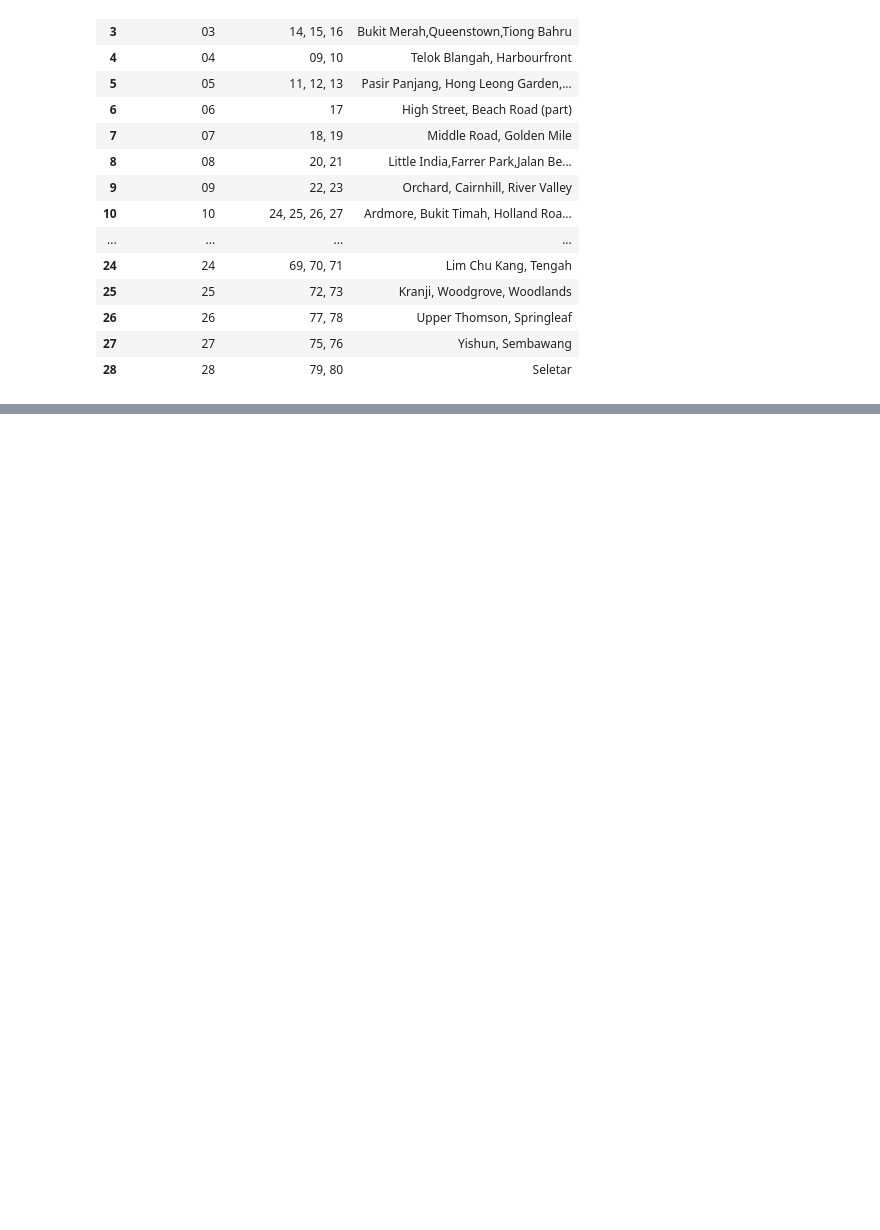
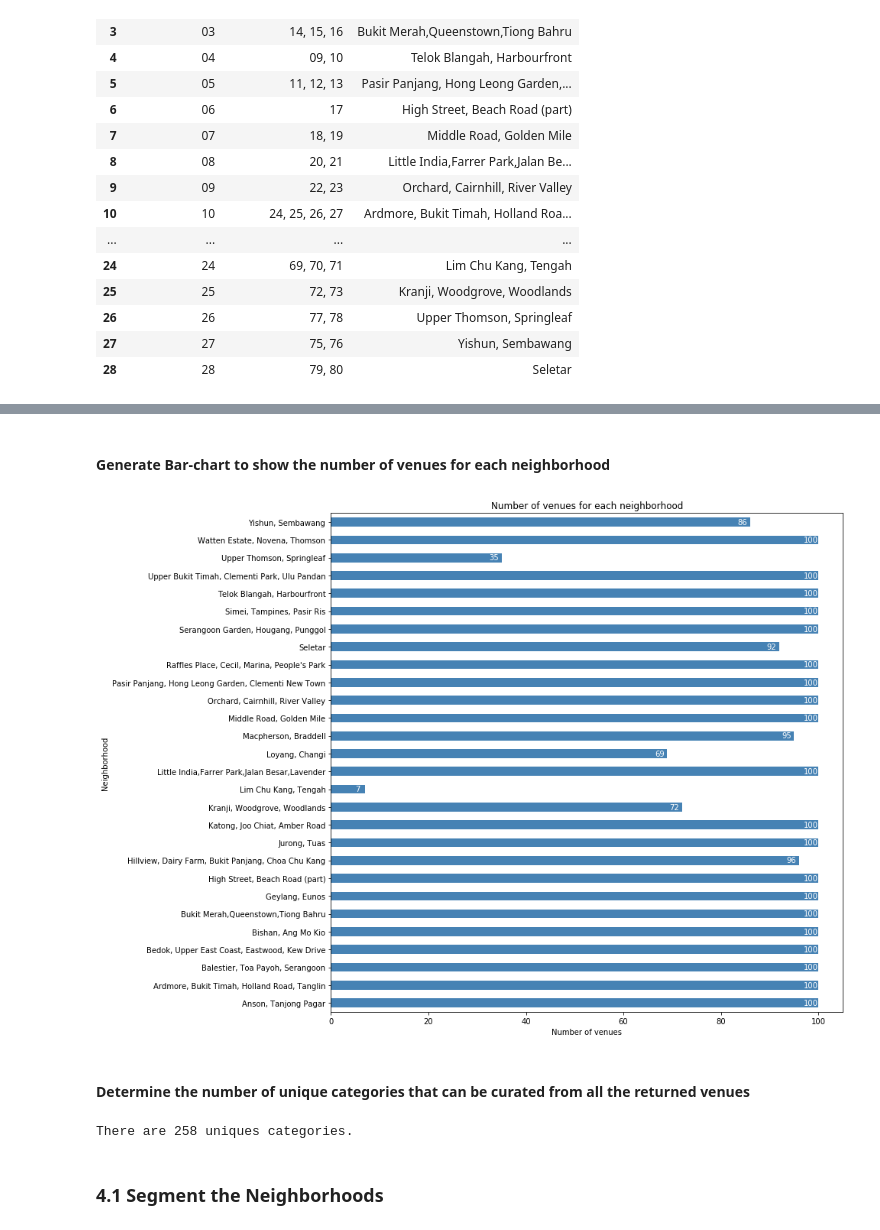
Before and after one commit to fkwokhua/Coursera_Capstone, a Jupyter notebook: Segmenting and Clustering Neighborhoods in Singapore.ipynb, the cells around one changed output, grey strips where cells are left out. Saved outputs shown, nothing was run; the diff lists cells and outputs as text; code cells hidden in the pictures; blank space fills up the shorter version.

```diff
--- a/Segmenting and Clustering Neighborhoods in Singapore.ipynb
+++ b/Segmenting and Clustering Neighborhoods in Singapore.ipynb
@@ -137,0 +157,3 @@ df_lat_long.head(5)
+# %%
+singapore_data = pd.read_csv('postal_district_latlong.csv')
+singapore_data
@@ -137,0 +180,9 @@ df_lat_long.head(5)
+# %%
+CLIENT_ID = 'client id' # your Foursquare ID
+CLIENT_SECRET = 'client secret' # your Foursquare Secret
+VERSION = '20180605' # Foursquare API version
+LIMIT = 100 # limit of number of venues returned by Foursquare API
+
+print('Your credentails:')
+print('CLIENT_ID: ' + CLIENT_ID)
+print('CLIENT_SECRET:' + CLIENT_SECRET)
@@ -137,0 +237,7 @@ df_lat_long.head(5)
+# %%
+singapore_venues = getNearbyVenues(names=singapore_data['Neighborhood'],
+                                   latitudes=singapore_data['Latitude'],
+                                   longitudes=singapore_data['Longitude']
+                                  )
+#Write to csv file just in case Foursqaure API is offline
+singapore_venues.to_csv('singapore_venues.csv')
@@ -137,0 +277,5 @@ df_lat_long.head(5)
+# %%
+#Let's check how many venues were returned for each neighborhood
+venue_count = singapore_venues.groupby('Neighborhood').count()
+venue_count = venue_count['Venue']
+venue_count
@@ -137,0 +300,31 @@ df_lat_long.head(5)
+# %% [markdown]
+#### Generate Bar-chart to show the number of venues for each neighborhood
+# %%
+# generate horizontal bar chart
+venue_count.plot(kind='barh', figsize=(12, 12), color='steelblue')
+plt.xlabel('Number of venues') # add to x-label to the plot
+#plt.ylabel('Neighborhood') # add y-label to the plot
+plt.title('Number of venues for each neighborhood') # add title to the plot
+
+# annotate value labels to each neighbourhood
+for index, value in enumerate(venue_count):
+    label = format(int(value), ',') # format int with commas
+
+    # place text at the end of bar
+    plt.annotate(label, # this is the text
+                 (value,index), # this is the point to label
+                 textcoords="offset points", # how to position the text
+                 xytext=(-10,-3), # distance from text to points (x,y)
+                 ha='center', color='white') # horizontal alignment can be left, right or center
+
+plt.show()
+# %% [output]
+[figure, added]
+# %% [markdown]
+#### Determine the number of unique categories that can be curated from all the returned venues
+# %%
+print('There are {} uniques categories.'.format(len(singapore_venues['Venue Category'].unique())))
+# %% [output]
+There are 258 uniques categories.
+# %% [markdown]
+### 4.1 Segment the Neighborhoods
```
Also changed, not shown: parts of 86 cells of this notebook.
